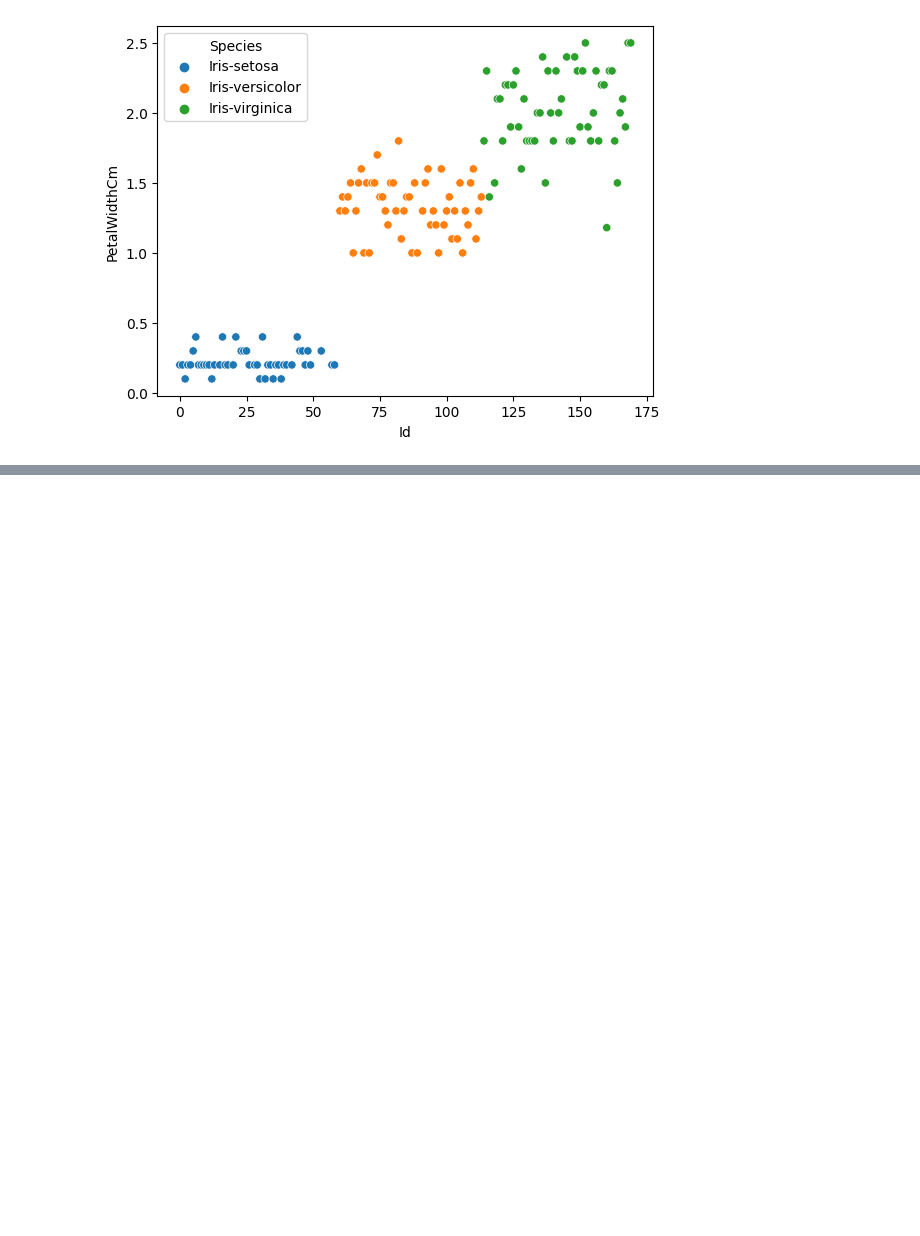
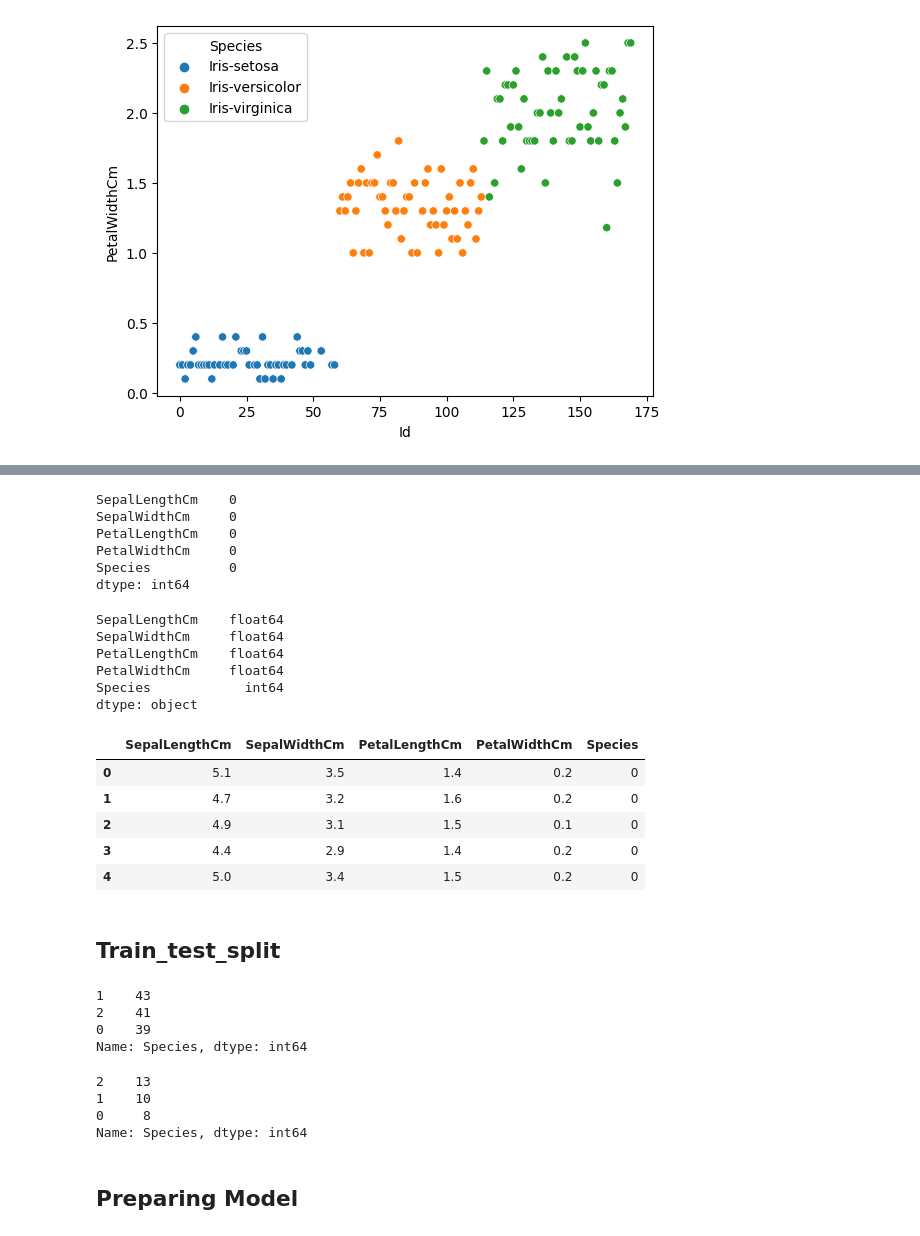
Before and after one commit to enesozdin/IrisDataset, a Jupyter notebook: main.ipynb, the cells around one changed output, grey strips where cells are left out. Cells and saved outputs as stored; diff of their text form; code cells hidden in the pictures; blank space fills up the shorter version.

```diff
--- a/main.ipynb
+++ b/main.ipynb
@@ -247,0 +292,29 @@ data.to_csv("final_data.csv")
+# %%
+data.isna().sum()
+# %% [output]
+SepalLengthCm    0
+SepalWidthCm     0
+PetalLengthCm    0
+PetalWidthCm     0
+Species          0
+dtype: int64
+# %%
+data.dtypes
+# %% [output]
+SepalLengthCm    float64
+SepalWidthCm     float64
+PetalLengthCm    float64
+PetalWidthCm     float64
+Species            int64
+dtype: object
+# %%
+data.head()
+# %% [output]
+|  | SepalLengthCm | SepalWidthCm | PetalLengthCm | PetalWidthCm | Species |
+| 0 | 5.1 | 3.5 | 1.4 | 0.2 | 0 |
+| 1 | 4.7 | 3.2 | 1.6 | 0.2 | 0 |
+| 2 | 4.9 | 3.1 | 1.5 | 0.1 | 0 |
+| 3 | 4.4 | 2.9 | 1.4 | 0.2 | 0 |
+| 4 | 5.0 | 3.4 | 1.5 | 0.2 | 0 |
+# %% [markdown]
+## Train_test_split
@@ -247,0 +325,16 @@ data.to_csv("final_data.csv")
+# %%
+y_train.value_counts()
+# %% [output]
+1    43
+2    41
+0    39
+Name: Species, dtype: int64
+# %%
+y_test.value_counts()
+# %% [output]
+2    13
+1    10
+0     8
+Name: Species, dtype: int64
+# %% [markdown]
+## Preparing Model
```
Also changed, not shown: parts of 24 cells of this notebook, 1 other file.
